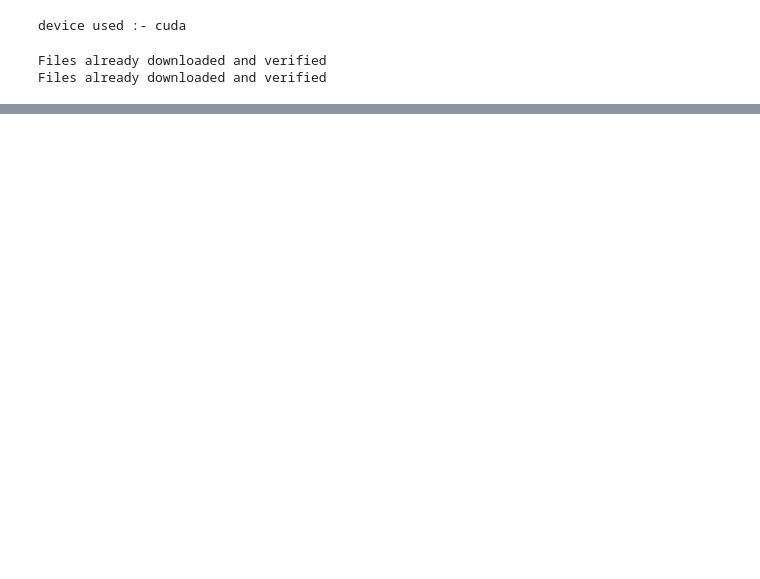
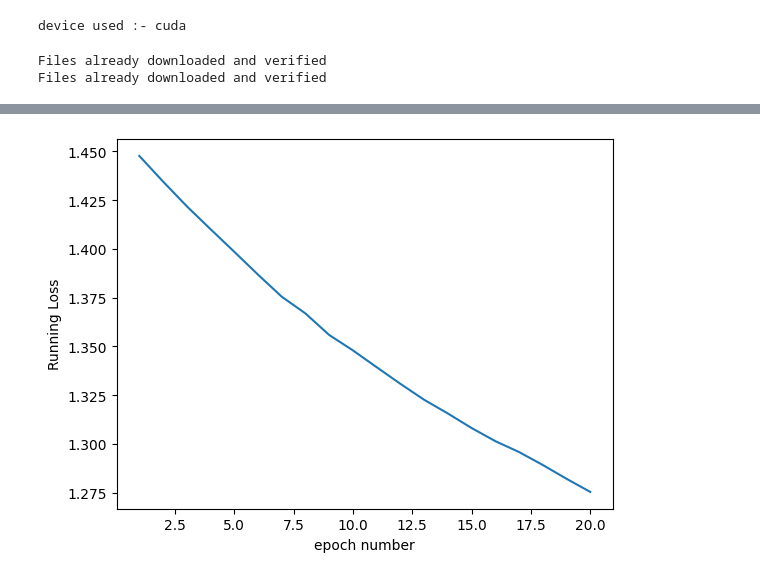
Before and after one commit to Shubhanshu1902/VR-miniproject, a Jupyter notebook: Q1/Q1.ipynb, the cells around one changed output, grey strips where cells are left out. Cells and saved outputs as stored; diff of their text form; code cells hidden in the pictures; blank space fills up the shorter version.

```diff
--- a/Q1/Q1.ipynb
+++ b/Q1/Q1.ipynb
@@ -247,0 +438,23 @@ plotGraph(l)
+# %%
+n = nn.Sequential(
+    nn.Conv2d(3, 6, 5),
+    nn.Sigmoid(),
+    nn.MaxPool2d(2, 2),
+    nn.Conv2d(6,16,5),
+    nn.Sigmoid(),
+    nn.MaxPool2d(2, 2),
+
+    nn.Flatten(),
+    nn.Linear(16*5*5,120),
+    nn.Sigmoid(),
+    nn.Linear(120,10)
+)
+
+model6 = Cnn(network=n).to(device)
+criterion = nn.CrossEntropyLoss()
+optimizer = optim.SGD(model.parameters(), lr=0.01)
+
+model,l = train(model,20,optimizer,criterion)
+acc = test(model)
+plotGraph(l)
+# %% [output]
@@ -247,0 +478 @@ plotGraph(l)
+[figure, added]
```
Also changed, not shown: parts of 35 cells of this notebook.
